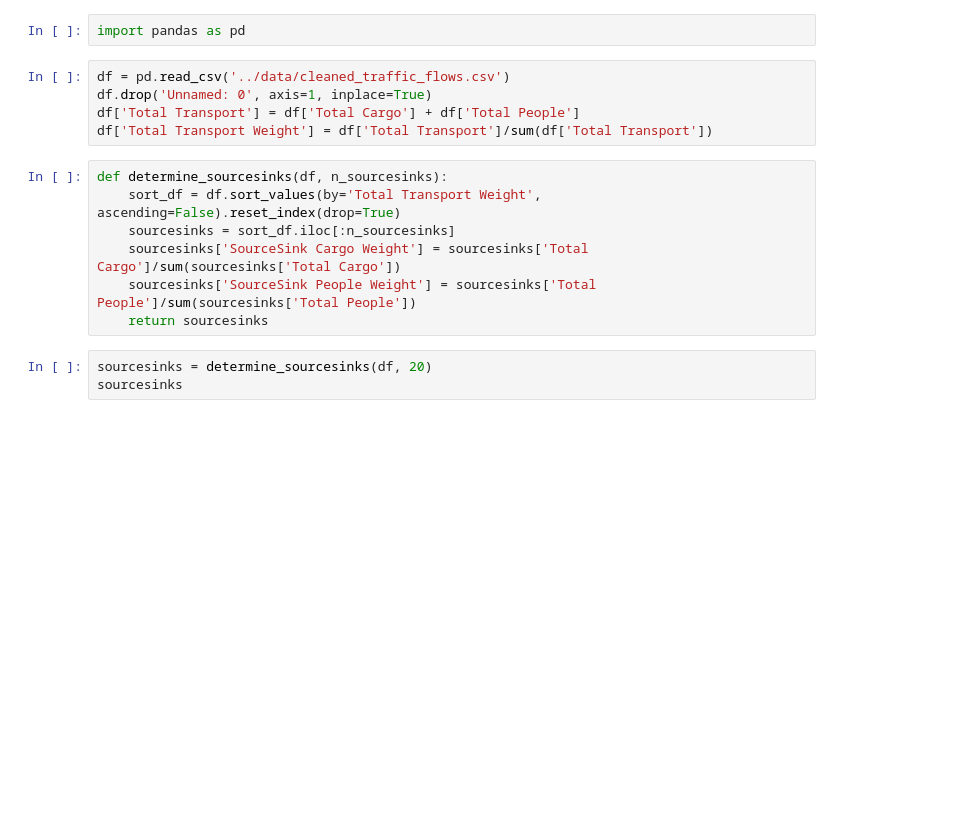
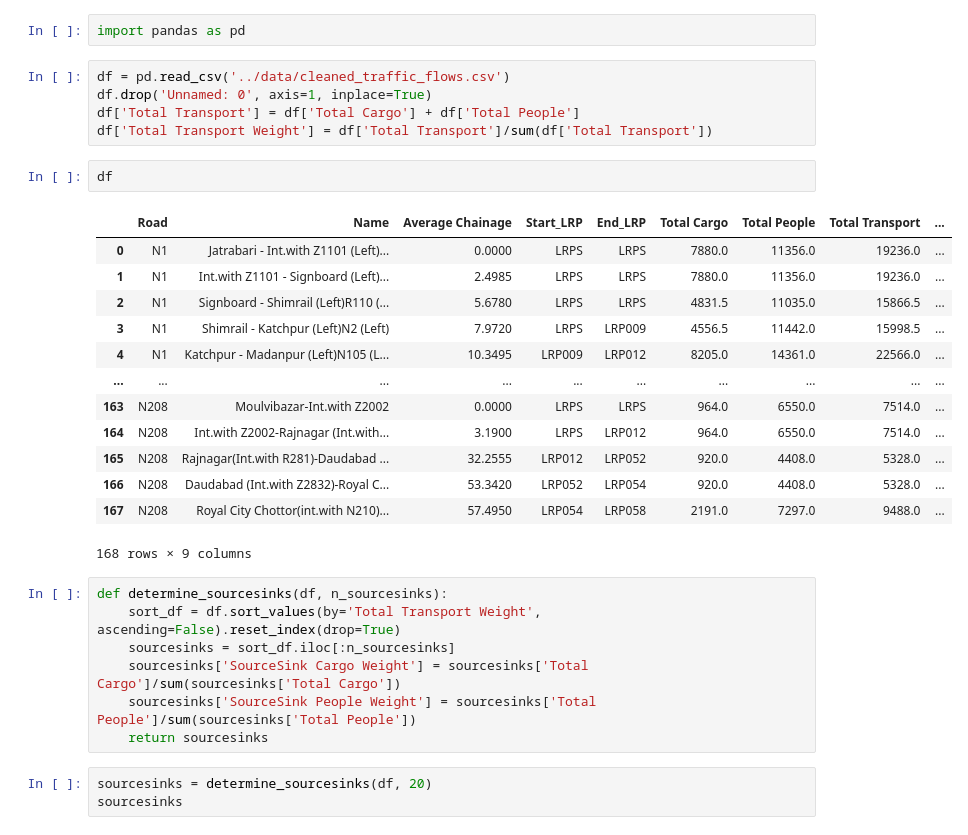
Before and after one commit to mlmoleman/EPA133A-G07-A4, a Jupyter notebook: notebooks/determine_sourcesinks.ipynb, the cells around one changed output. Drawn from its saved outputs; the diff is of its cells as text; blank space fills up the shorter version.

```diff
--- a/notebooks/determine_sourcesinks.ipynb
+++ b/notebooks/determine_sourcesinks.ipynb
@@ -5,6 +5,22 @@ df = pd.read_csv('../data/cleaned_traffic_flows.csv')
 df.drop('Unnamed: 0', axis=1, inplace=True)
 df['Total Transport'] = df['Total Cargo'] + df['Total People']
 df['Total Transport Weight'] = df['Total Transport']/sum(df['Total Transport'])
+# %%
+df
+# %% [output]
+|  | Road | Name | Average Chainage | Start_LRP | End_LRP | Total Cargo | Total People | Total Transport | ... |
+| 0 | N1 | Jatrabari - Int.with Z1101 (Left)... | 0.0000 | LRPS | LRPS | 7880.0 | 11356.0 | 19236.0 | ... |
+| 1 | N1 | Int.with Z1101 - Signboard (Left)... | 2.4985 | LRPS | LRPS | 7880.0 | 11356.0 | 19236.0 | ... |
+| 2 | N1 | Signboard - Shimrail (Left)R110 (... | 5.6780 | LRPS | LRPS | 4831.5 | 11035.0 | 15866.5 | ... |
+| 3 | N1 | Shimrail - Katchpur (Left)N2 (Left) | 7.9720 | LRPS | LRP009 | 4556.5 | 11442.0 | 15998.5 | ... |
+| 4 | N1 | Katchpur - Madanpur (Left)N105 (L... | 10.3495 | LRP009 | LRP012 | 8205.0 | 14361.0 | 22566.0 | ... |
+| ... | ... | ... | ... | ... | ... | ... | ... | ... | ... |
+| 163 | N208 | Moulvibazar-Int.with Z2002 | 0.0000 | LRPS | LRPS | 964.0 | 6550.0 | 7514.0 | ... |
+| 164 | N208 | Int.with Z2002-Rajnagar (Int.with... | 3.1900 | LRPS | LRP012 | 964.0 | 6550.0 | 7514.0 | ... |
+| 165 | N208 | Rajnagar(Int.with R281)-Daudabad ... | 32.2555 | LRP012 | LRP052 | 920.0 | 4408.0 | 5328.0 | ... |
+| 166 | N208 | Daudabad (Int.with Z2832)-Royal C... | 53.3420 | LRP052 | LRP054 | 920.0 | 4408.0 | 5328.0 | ... |
+| 167 | N208 | Royal City Chottor(int.with N210)... | 57.4950 | LRP054 | LRP058 | 2191.0 | 7297.0 | 9488.0 | ... |
+168 rows × 9 columns
 # %%
 def determine_sourcesinks(df, n_sourcesinks):
     sort_df = df.sort_values(by='Total Transport Weight', ascending=False).reset_index(drop=True)
```
Also changed, not shown: parts of 11 cells of this notebook, 20 other files.
